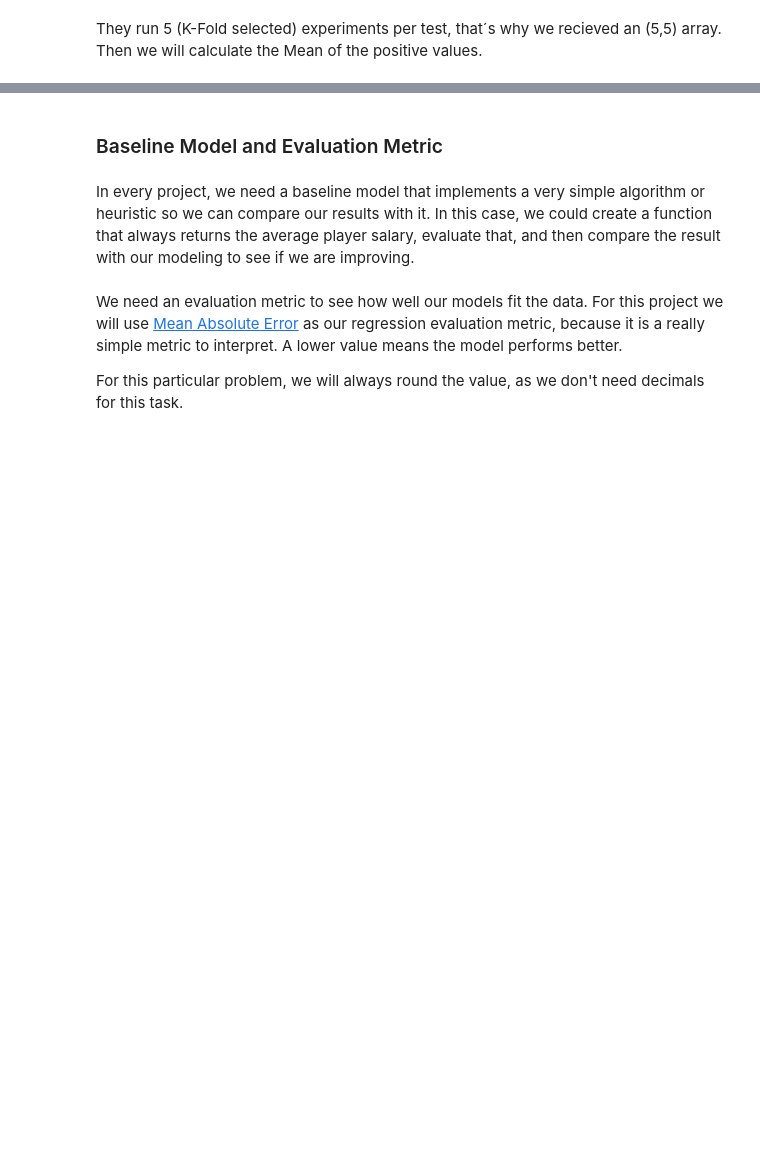
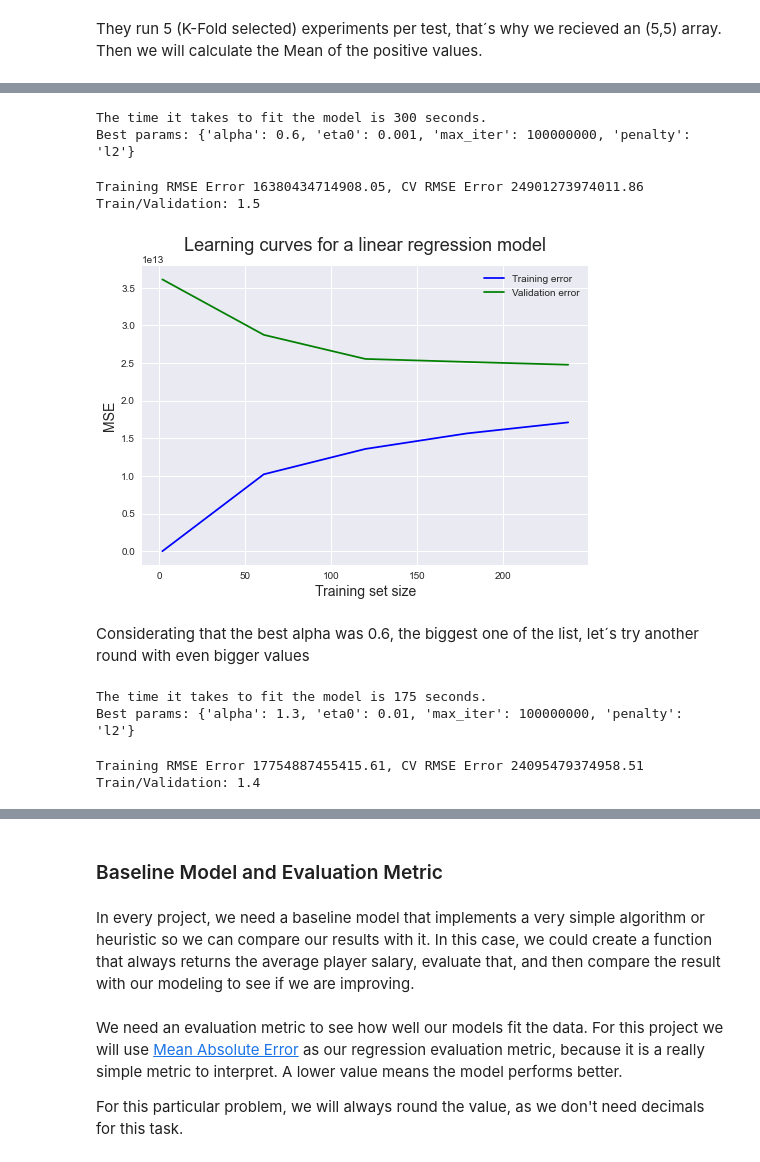
Before and after one commit to santiagoromero20/NBAPredictions, a Jupyter notebook: NBAPredictions.ipynb, the cells around one changed output, grey strips where cells are left out. Saved outputs shown, nothing was run; the diff lists cells and outputs as text; code cells hidden in the pictures; blank space fills up the shorter version.

```diff
--- a/NBAPredictions.ipynb
+++ b/NBAPredictions.ipynb
@@ -1035,0 +1070,53 @@ importlib.reload(preprocessing)
+# %%
+parameters = {
+    'penalty':('l2', 'l1', 'elasticnet'), #The 3 differnt Regularization techniques
+    'alpha':[0.001, 0.01, 0.03, 0.06, 0.1, 0.3, 0.6], #Constant that multiplies the regularization term. The higher the value, the stronger the regularization
+    'eta0':[0.0001, 0.001, 0.01], #The initial learning rate for the ‘constant’, ‘invscaling’ or ‘adaptive’ schedules. The default value is 0.01.
+    'max_iter':[100000000], #Epochs
+    }
+
+estimator = SGDRegressor()
+grid = GridSearchCV(estimator, param_grid=parameters, cv=3, scoring="neg_mean_squared_error", return_train_score=True)
+inicio = time.time()
+grid.fit(X_train, y_train)
+fin = time.time()
+print("The time it takes to fit the model is",round(fin-inicio),"seconds.")
+print("Best params: "+str(grid.best_params_))
+# %% [output]
+The time it takes to fit the model is 300 seconds.
+Best params: {'alpha': 0.6, 'eta0': 0.001, 'max_iter': 100000000, 'penalty': 'l2'}
+# %%
+aux.get_errors(grid.cv_results_)
+# %% [output]
+Training RMSE Error 16380434714908.05, CV RMSE Error 24901273974011.86
+Train/Validation: 1.5
+# %%
+train_sizes, train_scores, validation_scores = learning_curve(grid.best_estimator_, X, y, cv=5, scoring="neg_mean_squared_error", n_jobs=-1, train_sizes=np.linspace(0.01, 1.0, 5), shuffle=True, random_state=1)
+visualizations.plot_learning_curve(train_sizes, train_scores, validation_scores, "MSE", "Training set size", "Learning curves for a linear regression model")
+# %% [output]
+[figure, added]
+# %% [markdown]
+Considerating that the best alpha was 0.6, the biggest one of the list, let´s try another round with even bigger values
+# %%
+parameters = {
+    'penalty':('l2', 'l1', 'elasticnet'), #The 3 differnt Regularization techniques
+    'alpha':[0.3, 0.6, 0.75, 0.9, 1.05, 1.3, 1.45], #Constant that multiplies the regularization term. The higher the value, the stronger the regularization
+    'eta0':[0.0001, 0.001, 0.01], #The initial learning rate for the ‘constant’, ‘invscaling’ or ‘adaptive’ schedules. The default value is 0.01.
+    'max_iter':[100000000], #Epochs
+    }
+
+estimator = SGDRegressor()
+grid = GridSearchCV(estimator, param_grid=parameters, cv=3, scoring="neg_mean_squared_error", return_train_score=True)
+inicio = time.time()
+grid.fit(X_train, y_train)
+fin = time.time()
+print("The time it takes to fit the model is",round(fin-inicio),"seconds.")
+print("Best params: "+str(grid.best_params_))
+# %% [output]
+The time it takes to fit the model is 175 seconds.
+Best params: {'alpha': 1.3, 'eta0': 0.01, 'max_iter': 100000000, 'penalty': 'l2'}
+# %%
+aux.get_errors(grid.cv_results_)
+# %% [output]
+Training RMSE Error 17754887455415.61, CV RMSE Error 24095479374958.51
+Train/Validation: 1.4
```
Also changed, not shown: parts of 19 cells of this notebook.
